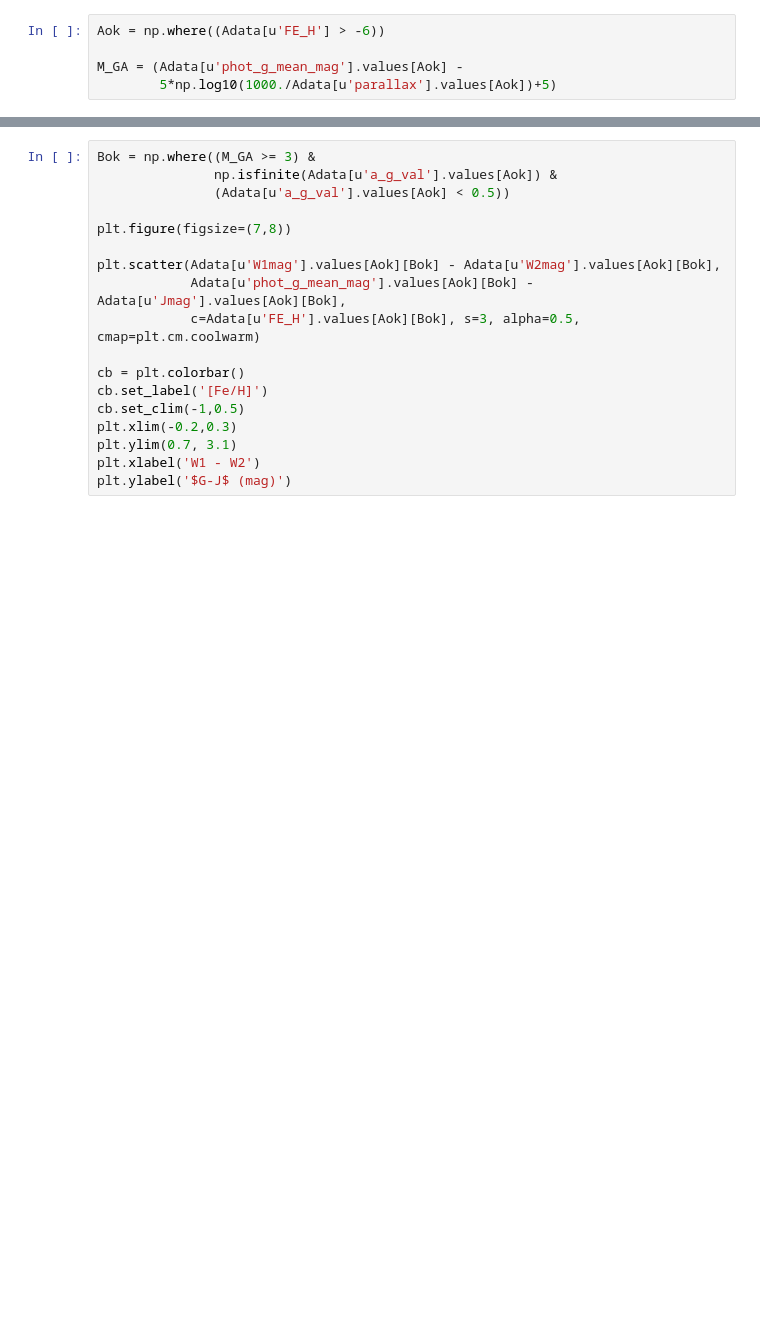
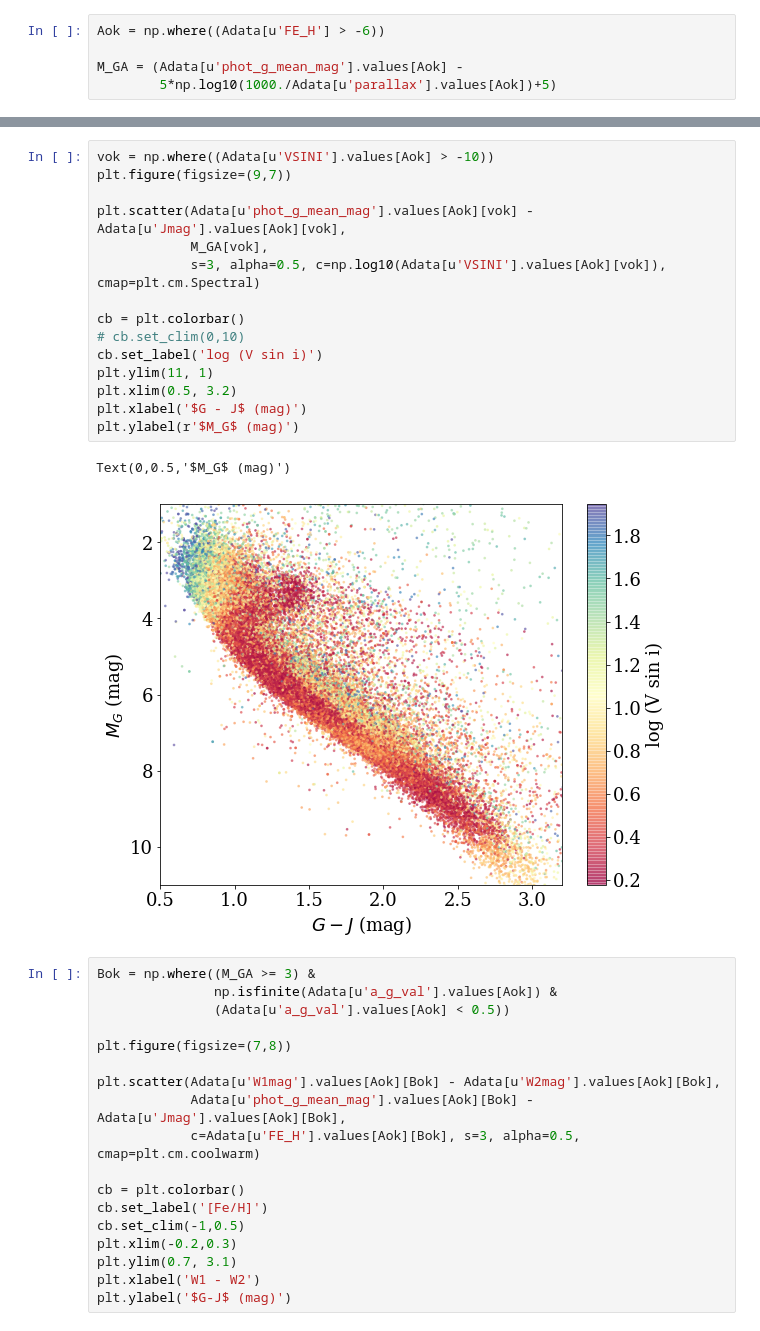
Before and after one commit to jradavenport/GaiaSprint2018, a Jupyter notebook: feh/FeH_explore.ipynb, the cells around one changed output, grey strips where cells are left out. Cells and saved outputs as stored; diff of their text form; blank space fills up the shorter version.

```diff
--- a/feh/FeH_explore.ipynb
+++ b/feh/FeH_explore.ipynb
@@ -338,3 +320,21 @@ Text(0.5,1,'APOGEE stars')
+# %%
+vok = np.where((Adata[u'VSINI'].values[Aok] > -10))
+plt.figure(figsize=(9,7))
+
+plt.scatter(Adata[u'phot_g_mean_mag'].values[Aok][vok] - Adata[u'Jmag'].values[Aok][vok],
+            M_GA[vok],
+            s=3, alpha=0.5, c=np.log10(Adata[u'VSINI'].values[Aok][vok]), cmap=plt.cm.Spectral)
+
+cb = plt.colorbar()
+# cb.set_clim(0,10)
+cb.set_label('log (V sin i)')
+plt.ylim(11, 1)
+plt.xlim(0.5, 3.2)
+plt.xlabel('$G - J$ (mag)')
+plt.ylabel(r'$M_G$ (mag)')
+# %% [output]
+Text(0,0.5,'$M_G$ (mag)')
+[figure, added]
 # %%
 Bok = np.where((M_GA >= 3) &
                np.isfinite(Adata[u'a_g_val'].values[Aok]) &
```
Also changed, not shown: parts of 10 cells of this notebook.
